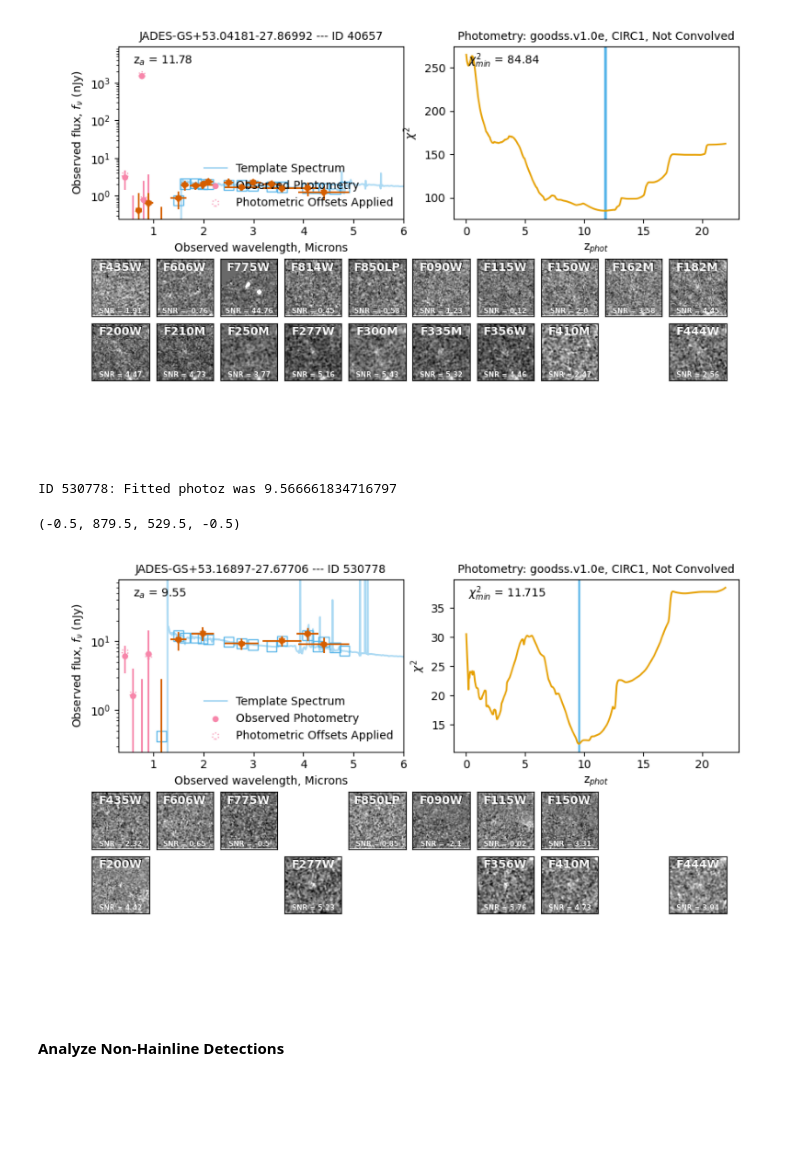
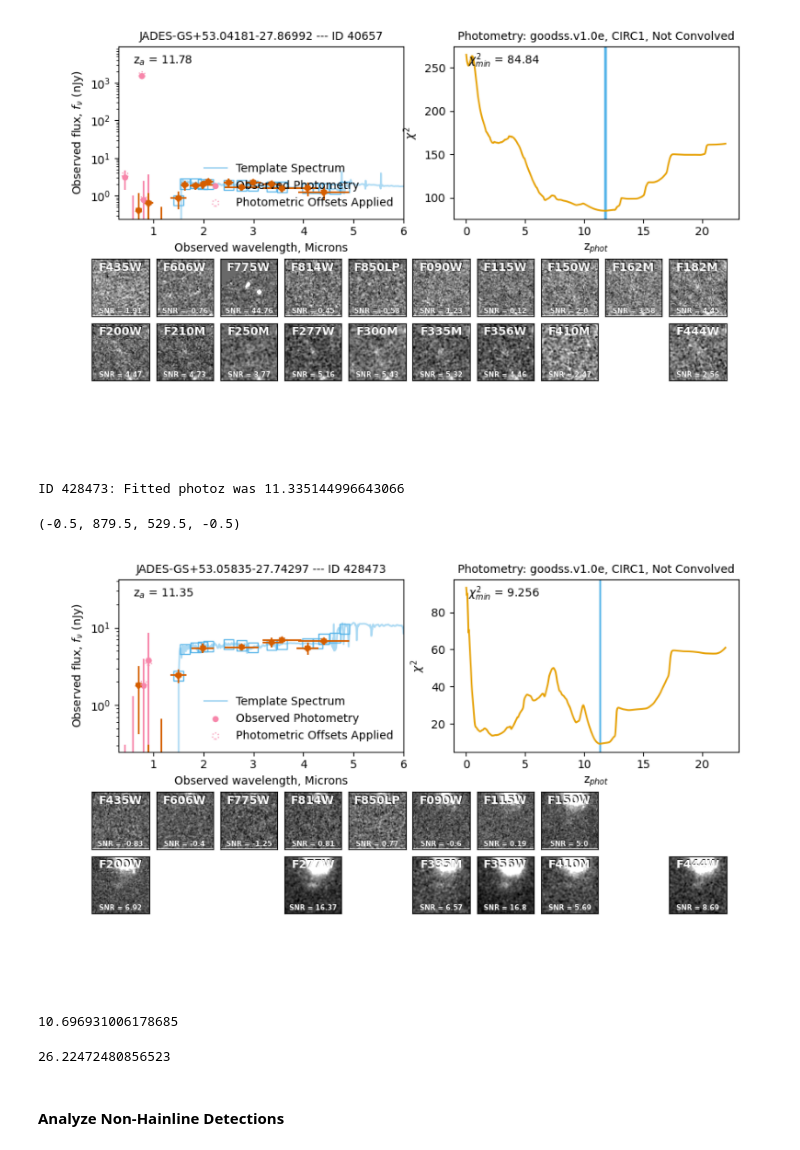
Before and after one commit to sfremy/my-eazy-jwst, a Jupyter notebook: scripts/eazy_processing.ipynb, the cells around one changed output. Drawn from its saved outputs; the diff is of its cells as text; code cells hidden in the pictures; blank space fills up the shorter version.

```diff
--- a/scripts/eazy_processing.ipynb
+++ b/scripts/eazy_processing.ipynb
@@ -1733,7 +1744,7 @@ Missed Targets remaining for diagnosis: 19
 z_only = missed_z_condition#[missed_z_condition['f_nircam_f356w'] > 8]
 z_only.sort('f_nircam_f356w')
 
-chi2_only = missed_all_conditions[(missed_all_conditions['z_a'] > 8) & (missed_all_conditions['f_nircam_f356w'] > 8)]
+chi2_only = missed_all_conditions[missed_all_conditions['z_a'] > 8]# & (missed_all_conditions['f_nircam_f356w'] > 8)]
 # %% [markdown]
 #### Visualize Missed Targets
 # %%
@@ -1762,26 +1773,34 @@ ID 40657: Fitted photoz was 3.5259337425231934
 # %%
 # Check targets that failed the chisquared condition
 import io
 import requests
 
-id = chi2_only['id'][16]
+id = chi2_only['id'][36]
 print(f"ID {id}: Fitted photoz was {hainline_s[hainline_s['id'] == id]['z_a'][0]}")
 
 
 base_url = "https://jades.idies.jhu.edu/goods-s/goodss_eazy_seds_v10e1/{}_EAZY_SED.png"
 url = base_url.format(id)
 response = requests.get(url, timeout=10)
 img = Image.open(io.BytesIO(response.content))
 
 
 # Create a single figure frame
 fig, ax = plt.subplots(figsize=(10, 8), dpi=100)
 ax.imshow(img)
 ax.axis('off')
 # %% [output]
-ID 530778: Fitted photoz was 9.566661834716797
+ID 428473: Fitted photoz was 11.335144996643066
 (-0.5, 879.5, 529.5, -0.5)
-[figure, old version]
+[figure, new version]
+# %%
+np.mean(np.array(chi2_only[chi2_only['f_nircam_f356w'] > -99]['f_nircam_f356w'])/np.array(chi2_only[chi2_only['f_nircam_f356w'] > -99]['e_nircam_f356w']))
+# %% [output]
+10.696931006178685
+# %%
+np.mean(np.array(highz_chi2[highz_chi2['f_nircam_f356w'] > -99]['f_nircam_f356w'])/np.array(highz_chi2[highz_chi2['f_nircam_f356w'] > -99]['e_nircam_f356w']))
+# %% [output]
+26.22472480856523
 # %% [markdown]
 #### Analyze Non-Hainline Detections
 # %%
```
Also changed, not shown: parts of 6 cells of this notebook, 9 other files.
